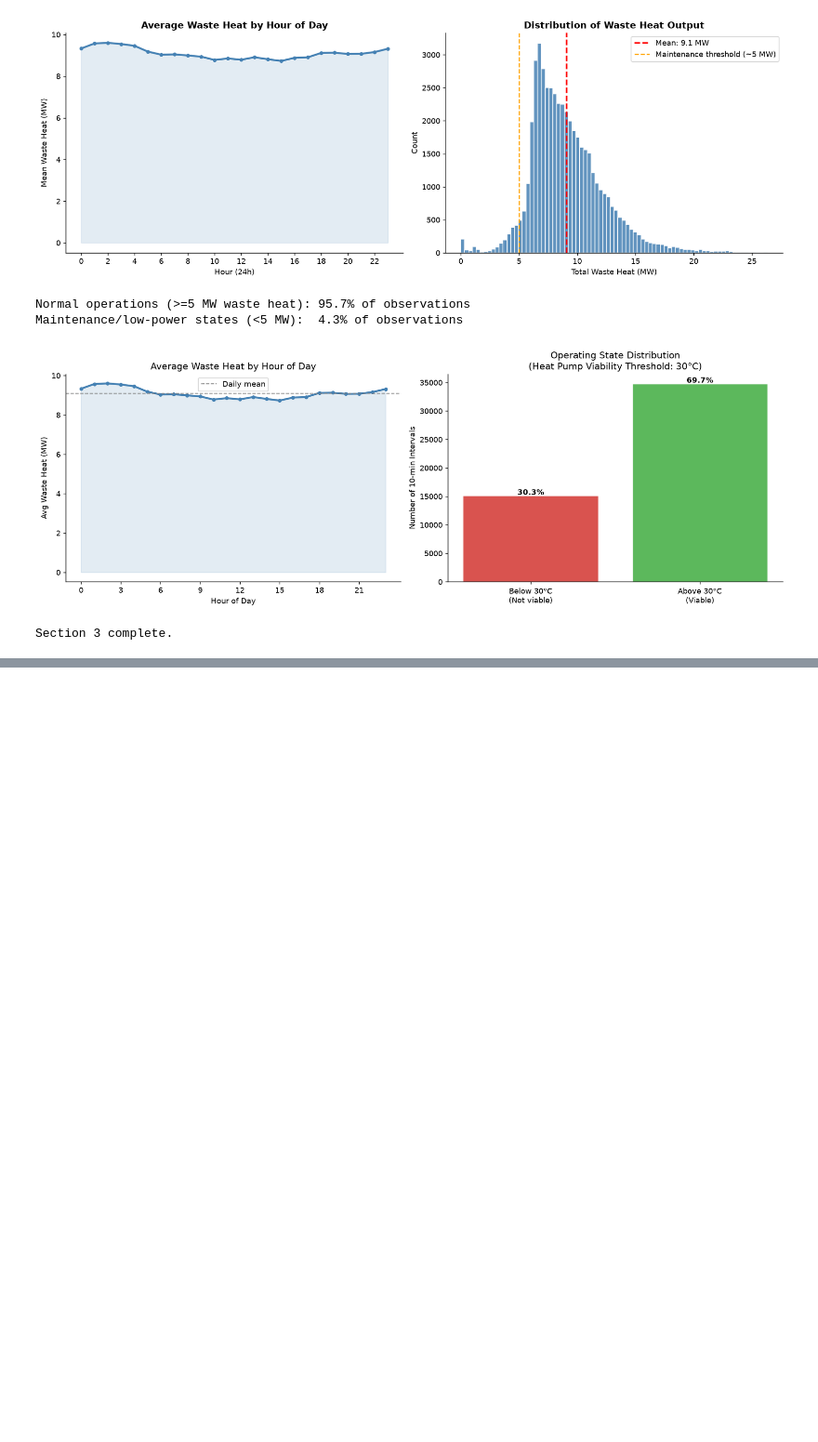
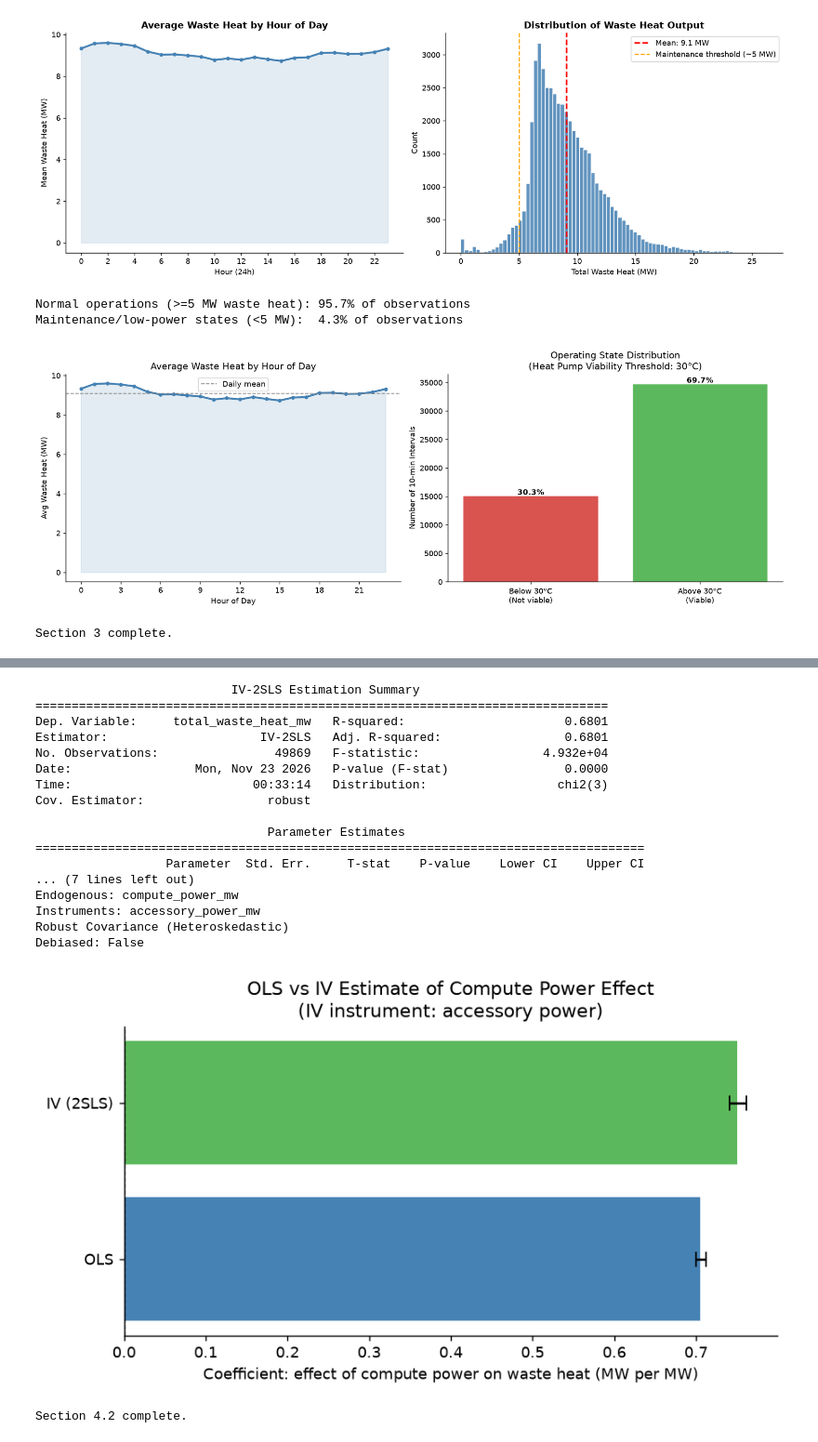
Before and after one commit to Data-Laur/thermal-intelligence-hpc, a Jupyter notebook: data/thermal_intelligence.ipynb, the cells around one changed output, grey strips where cells are left out. Shown at 93% size. Saved outputs shown, nothing was run; the diff lists cells and outputs as text; code cells hidden in the pictures; blank space fills up the shorter version.

```diff
--- a/data/thermal_intelligence.ipynb
+++ b/data/thermal_intelligence.ipynb
@@ -427,0 +498,68 @@ Section 3 complete.
+# %%
+# Section 4: Causal Analysis
+# 4.2 Instrumental Variable (IV) using accessory power as instrument
+
+from linearmodels.iv import IV2SLS
+import pandas as pd
+import matplotlib.pyplot as plt
+
+# Build IV dataset
+iv_df = df[['total_waste_heat_mw', 'compute_power_mw', 'accessory_power_mw',
+            'supply_temp_c', 'total_flow_gpm']].dropna().copy()
+
+# IV2SLS: instrument accessory_power_mw for compute_power_mw
+# Endog: compute_power_mw (suspected endogenous)
+# Instrument: accessory_power_mw
+# Exog controls: supply_temp_c, total_flow_gpm
+
+iv_model = IV2SLS(
+    dependent=iv_df['total_waste_heat_mw'],
+    exog=sm.add_constant(iv_df[['supply_temp_c', 'total_flow_gpm']]),
+    endog=iv_df['compute_power_mw'],
+    instruments=iv_df['accessory_power_mw']
+).fit(cov_type='robust')
+
+print(iv_model.summary)
+
+# Compare OLS vs IV coefficients for compute_power_mw
+ols_coef = model.params['compute_power_mw']
+ols_ci = model.conf_int().loc['compute_power_mw']
+iv_coef = iv_model.params['compute_power_mw']
+iv_ci = iv_model.conf_int().loc['compute_power_mw']
+
+fig, ax = plt.subplots(figsize=(7, 4))
+methods = ['OLS', 'IV (2SLS)']
+coefs = [ols_coef, iv_coef]
+lower_err = [ols_coef - ols_ci[0], iv_coef - iv_ci['lower']]
+upper_err = [ols_ci[1] - ols_coef, iv_ci['upper'] - iv_coef]
+
+ax.barh(methods, coefs, xerr=[lower_err, upper_err],
+        color=['steelblue', '#5cb85c'], edgecolor='white', capsize=5)
+ax.axvline(0, color='black', linewidth=0.8, linestyle='--')
+ax.set_xlabel('Coefficient: effect of compute power on waste heat (MW per MW)')
+ax.set_title('OLS vs IV Estimate of Compute Power Effect\n(IV instrument: accessory power)')
+plt.tight_layout()
+plt.savefig('figures/08_iv_comparison.png', dpi=150, bbox_inches='tight')
+plt.show()
+plt.close()
+print("Section 4.2 complete.")
+# %% [output]
+                           IV-2SLS Estimation Summary
+===============================================================================
+Dep. Variable:     total_waste_heat_mw   R-squared:                      0.6801
+Estimator:                     IV-2SLS   Adj. R-squared:                 0.6801
+No. Observations:                49869   F-statistic:                 4.932e+04
+Date:                 Mon, Nov 23 2026   P-value (F-stat)                0.0000
+Time:                         00:33:14   Distribution:                  chi2(3)
+Cov. Estimator:                 robust
+
+                                Parameter Estimates
+====================================================================================
+                  Parameter  Std. Err.     T-stat    P-value    Lower CI    Upper CI
+... (7 lines left out)
+Endogenous: compute_power_mw
+Instruments: accessory_power_mw
+Robust Covariance (Heteroskedastic)
+Debiased: False
+[figure, added]
+Section 4.2 complete.
```
Also changed, not shown: parts of 11 cells of this notebook, 12 other files.
